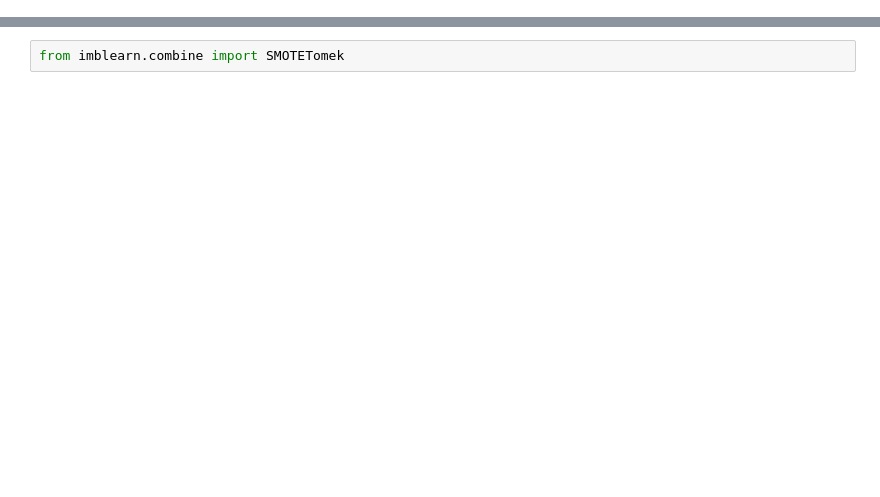
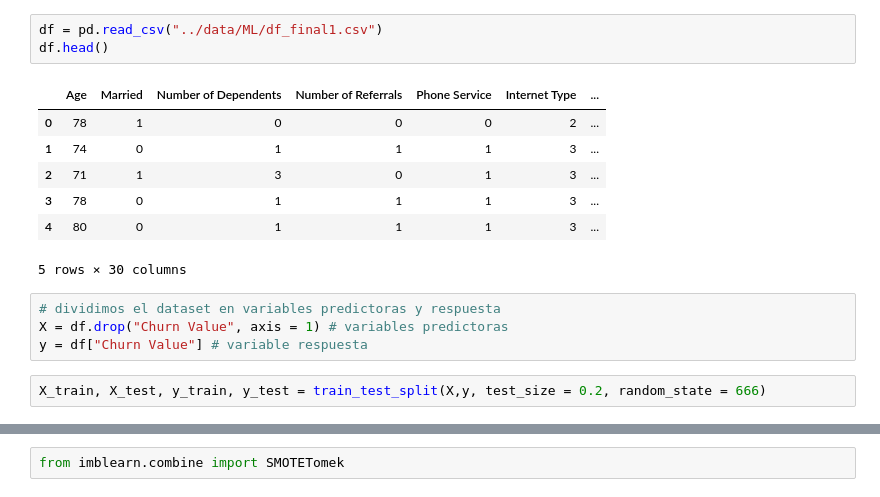
Before and after one commit to luceromendozab/Churn_Project, a Jupyter notebook: notebooks/Ajuste de modelo Variable Respuesta Balanceada.ipynb, the cells around one changed output, grey strips where cells are left out. Drawn from its saved outputs; the diff is of its cells as text; blank space fills up the shorter version.

```diff
--- a/notebooks/Ajuste de modelo Variable Respuesta Balanceada.ipynb
+++ b/notebooks/Ajuste de modelo Variable Respuesta Balanceada.ipynb
@@ -33,0 +40,17 @@ warnings.filterwarnings('ignore')
+# %%
+df = pd.read_csv("../data/ML/df_final1.csv")
+df.head()
+# %% [output]
+|  | Age | Married | Number of Dependents | Number of Referrals | Phone Service | Internet Type | ... |
+| 0 | 78 | 1 | 0 | 0 | 0 | 2 | ... |
+| 1 | 74 | 0 | 1 | 1 | 1 | 3 | ... |
+| 2 | 71 | 1 | 3 | 0 | 1 | 3 | ... |
+| 3 | 78 | 0 | 1 | 1 | 1 | 3 | ... |
+| 4 | 80 | 0 | 1 | 1 | 1 | 3 | ... |
+5 rows × 30 columns
+# %%
+# dividimos el dataset en variables predictoras y respuesta
+X = df.drop("Churn Value", axis = 1) # variables predictoras
+y = df["Churn Value"] # variable respuesta
+# %%
+X_train, X_test, y_train, y_test = train_test_split(X,y, test_size = 0.2, random_state = 666)
```
Also changed, not shown: parts of 17 cells of this notebook, 1 other file.
